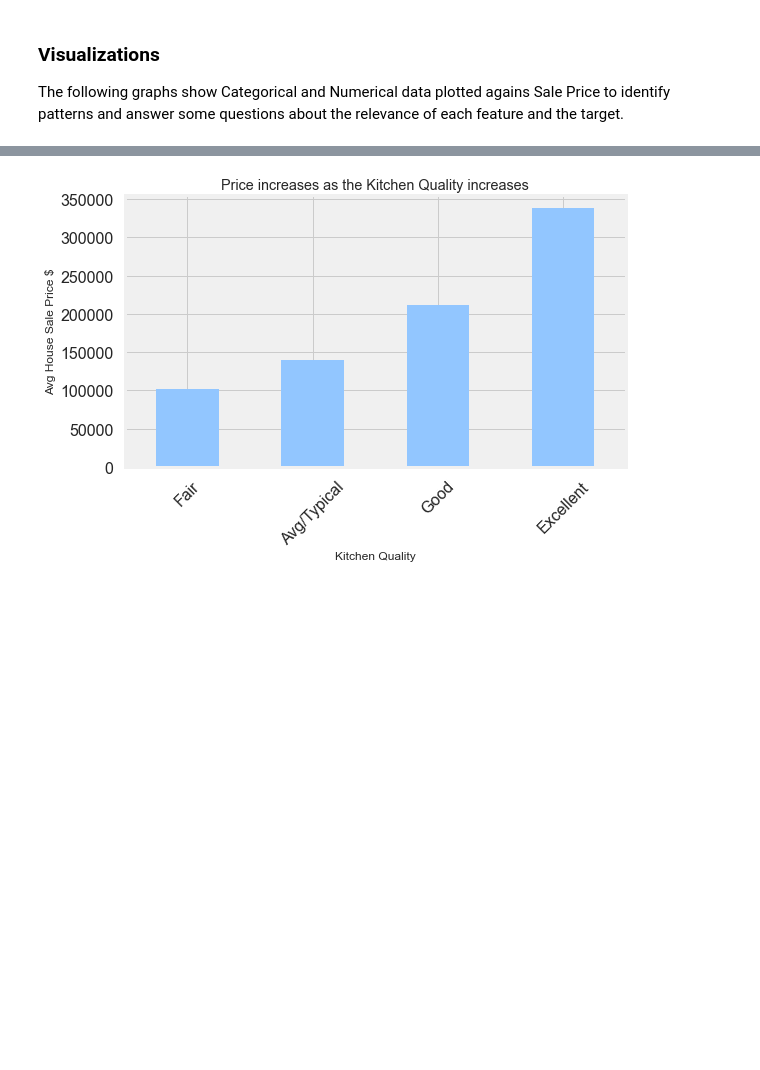
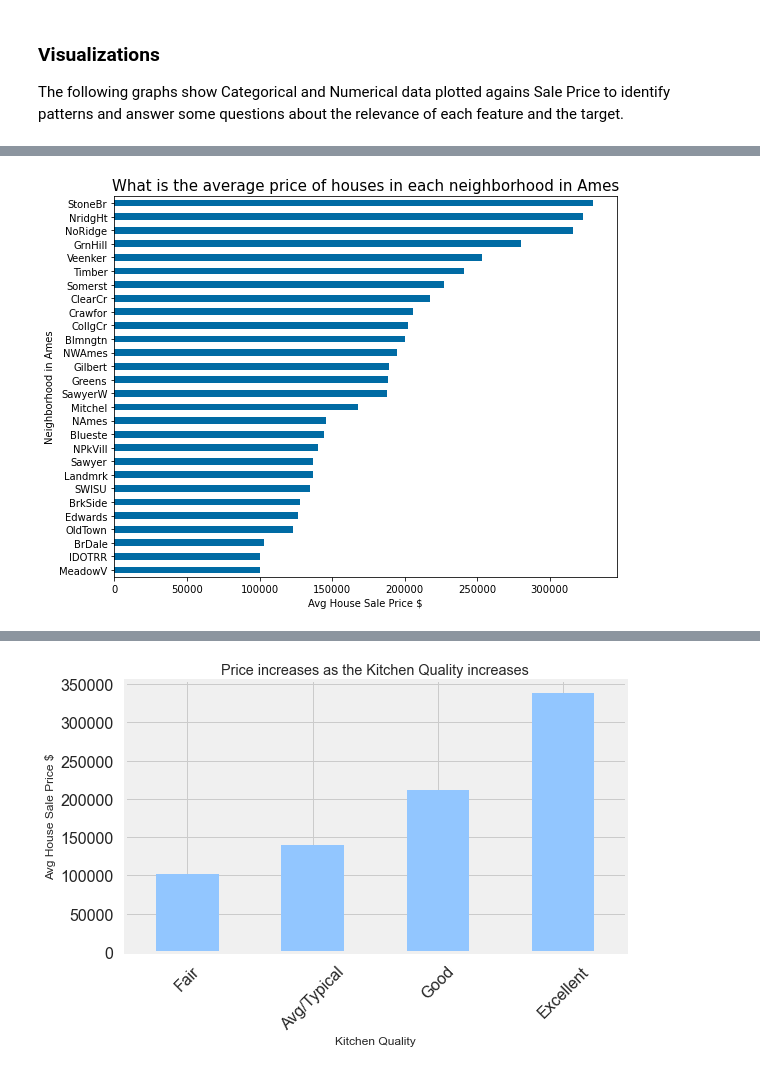
Before and after one commit to AdrianaCh87/Predicting-House-Sale-Price-in-Ames-Iowa, a Jupyter notebook: Code/02_exploratory_data_analysis.ipynb, the cells around one changed output, grey strips where cells are left out. Saved outputs shown, nothing was run; the diff lists cells and outputs as text; code cells hidden in the pictures; blank space fills up the shorter version.

```diff
--- a/Code/02_exploratory_data_analysis.ipynb
+++ b/Code/02_exploratory_data_analysis.ipynb
@@ -49,0 +44,9 @@ Houses in Agricultural, Industrial and Commercial areas have a lower average Sal
+# %%
+plt.figure(figsize=(9,7))
+houses.groupby('Neighborhood')['SalePrice'].mean().sort_values().plot.barh();
+plt.title('Avg House Price per Neighborhood')
+plt.ylabel('Neighborhood in Ames')
+plt.xlabel('Avg House Sale Price $')
+plt.title('What is the average price of houses in each neighborhood in Ames', fontsize = 15);
+# %% [output]
+[figure, added]
```
Also changed, not shown: parts of 14 cells of this notebook, 8 other files.
